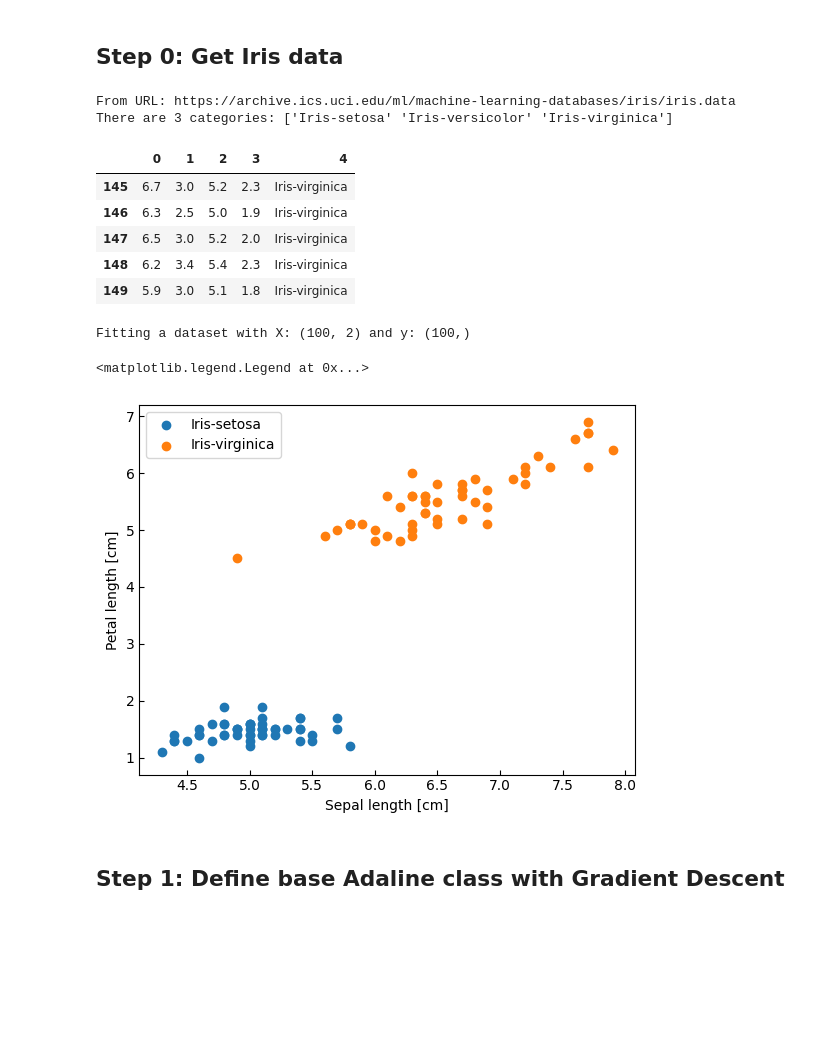
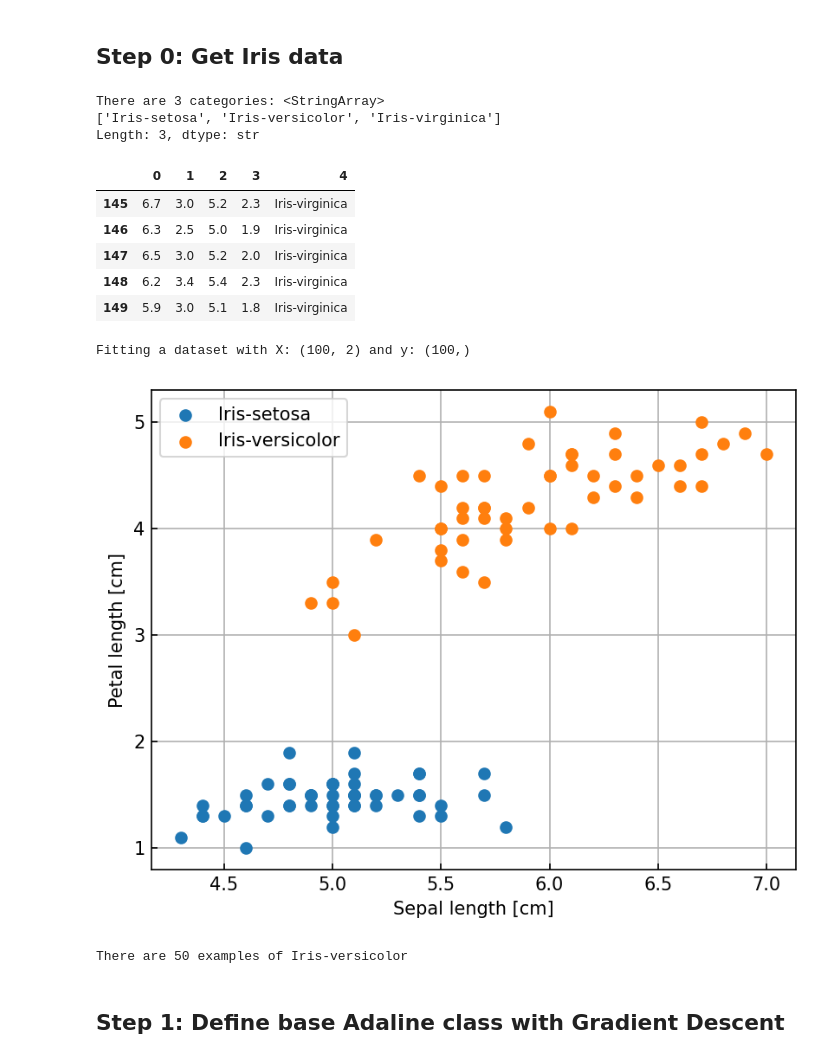
Before and after one commit to colen-teaching/DATA442-Fall-2026, a Jupyter notebook: notebooks/3.1_Stochastic_Gradient_Descent.ipynb, the cells around one changed output. Saved outputs shown, nothing was run; the diff lists cells and outputs as text; code cells hidden in the pictures; blank space fills up the shorter version.

```diff
--- a/notebooks/3.1_Stochastic_Gradient_Descent.ipynb
+++ b/notebooks/3.1_Stochastic_Gradient_Descent.ipynb
@@ -3,23 +14,9 @@
 # %% [markdown]
 ## Step 0: Get Iris data
 # %%
-import os
-import numpy as np
 import pandas as pd
-
-try:
-    s = 'https://archive.ics.uci.edu/ml/machine-learning-databases/iris/iris.data'
-    print('From URL:', s)
-    df = pd.read_csv(s,
-                     header=None,
-                     encoding='utf-8')
-
-except HTTPError:
-    s = 'iris.data'
-    print('From local Iris path:', s)
-    df = pd.read_csv(s,
-                     header=None,
-                     encoding='utf-8')
+df = pd.read_csv('https://archive.ics.uci.edu/ml/machine-learning-databases/iris/iris.data',
+                 header=None, encoding='utf-8')
 
 n_unique_categories = df[4].nunique()
 unique_categories = df[4].unique()
@@ -27,42 +24,38 @@ print(f"There are {n_unique_categories} categories: {unique_categories}")
 
 df.tail()
 # %% [output]
-From URL: https://archive.ics.uci.edu/ml/machine-learning-databases/iris/iris.data
-There are 3 categories: ['Iris-setosa' 'Iris-versicolor' 'Iris-virginica']
+There are 3 categories: <StringArray>
+['Iris-setosa', 'Iris-versicolor', 'Iris-virginica']
+Length: 3, dtype: str
 |  | 0 | 1 | 2 | 3 | 4 |
 | 145 | 6.7 | 3.0 | 5.2 | 2.3 | Iris-virginica |
 | 146 | 6.3 | 2.5 | 5.0 | 1.9 | Iris-virginica |
 | 147 | 6.5 | 3.0 | 5.2 | 2.0 | Iris-virginica |
 | 148 | 6.2 | 3.4 | 5.4 | 2.3 | Iris-virginica |
 | 149 | 5.9 | 3.0 | 5.1 | 1.8 | Iris-virginica |
-# %%
-%matplotlib inline
-import matplotlib.pyplot as plt
-plt.rcParams['xtick.direction'] = 'in'
-plt.rcParams['ytick.direction'] = 'in'
-
-# We are going to classify Iris-setosa from Iris virginica
-labels = ['Iris-setosa', 'Iris-virginica']
-mask = df[4].isin(labels)
-df = df.loc[mask]
-
-X = df[[0, 2]].values
-y = df[4].values
-y_mapped = np.zeros(y.shape, dtype=int)
-y_mapped[y == labels[1]] = 1
-
-print(f"Fitting a dataset with X: {X.shape} and y: {y.shape}")
-
-ax = plt.figure().gca()
-for label in labels:
-    mask = y == label
-    ax.scatter(X[mask, 0], X[mask, 1], label=label)
-ax.set(xlabel='Sepal length [cm]', ylabel='Petal length [cm]')
-ax.legend()
-# %% [output]
-Fitting a dataset with X: (100, 2) and y: (100,)
-<matplotlib.legend.Legend at 0x...>
-[figure, removed]
+# %%
+mask = df[4] != 'Iris-virginica'
+
+X = df.loc[mask, [0, 2]].values
+y = df.loc[mask, 4].values
+print(f"Fitting a dataset with X: {X.shape} and y: {y.shape}")
+
+labels = np.unique(y)
+ax = plt.figure().gca()
+for label in labels:
+    mask = y == label
+    ax.scatter(X[mask, 0], X[mask, 1], label=label)
+ax.set(xlabel='Sepal length [cm]', ylabel='Petal length [cm]')
+ax.legend();
+# %% [output]
+Fitting a dataset with X: (100, 2) and y: (100,)
+[figure, added]
+# %%
+y_enc = np.zeros(y.shape)
+y_enc[y == 'Iris-versicolor'] = 1
+print(f'There are {int(y_enc.sum())} examples of Iris-versicolor')
+# %% [output]
+There are 50 examples of Iris-versicolor
 # %% [markdown]
 ## Step 1: Define base Adaline class with Gradient Descent
 # %%
```
Also changed, not shown: parts of 12 cells of this notebook, 3 other files.
